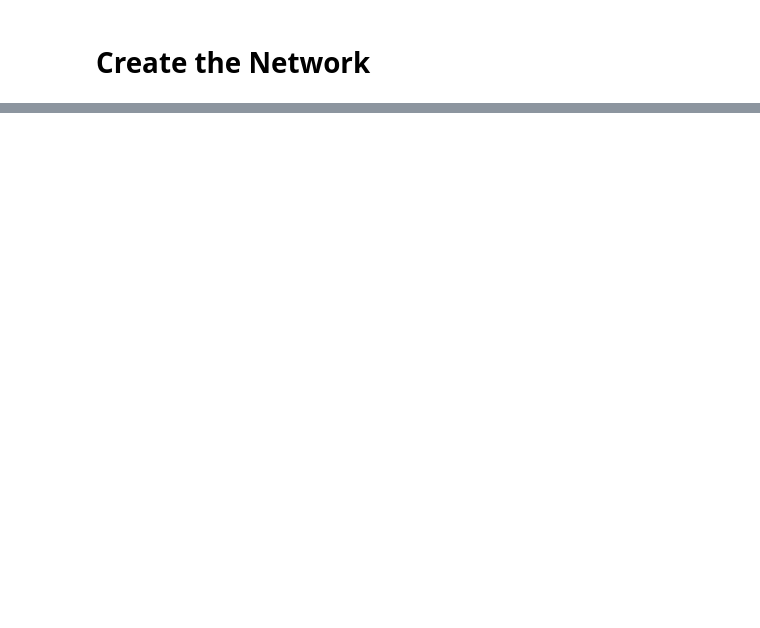
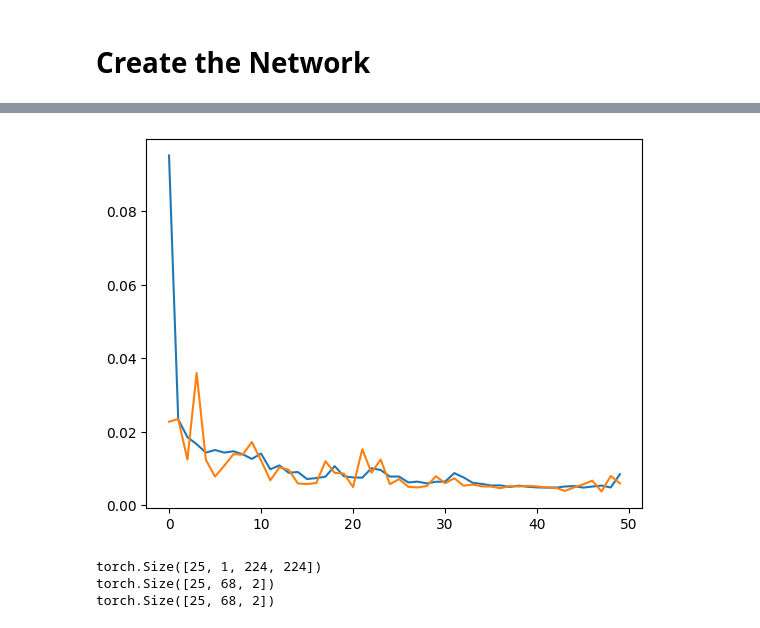
Before and after one commit to josephfemia/Facial_Keypoint_Detection, a Jupyter notebook: Facial Keypoint Detection.ipynb, the cells around one changed output, grey strips where cells are left out. Cells and saved outputs as stored; diff of their text form; code cells hidden in the pictures; blank space fills up the shorter version.

```diff
--- a/Facial Keypoint Detection.ipynb
+++ b/Facial Keypoint Detection.ipynb
@@ -203,0 +618,16 @@ plt.show()
+# %%
+plt.plot(train_loss_history, label='Training loss')
+plt.plot(val_loss_history, label='Validation loss')
+plt.show()
+# %% [output]
+[figure, added]
+# %%
+images, keypoints, keypoints_pred = evaluate_model(model, test_dataloader)
+
+print(images.size())
+print(keypoints.size())
+print(keypoints_pred.size())
+# %% [output]
+torch.Size([25, 1, 224, 224])
+torch.Size([25, 68, 2])
+torch.Size([25, 68, 2])
```
Also changed, not shown: parts of 26 cells of this notebook.
